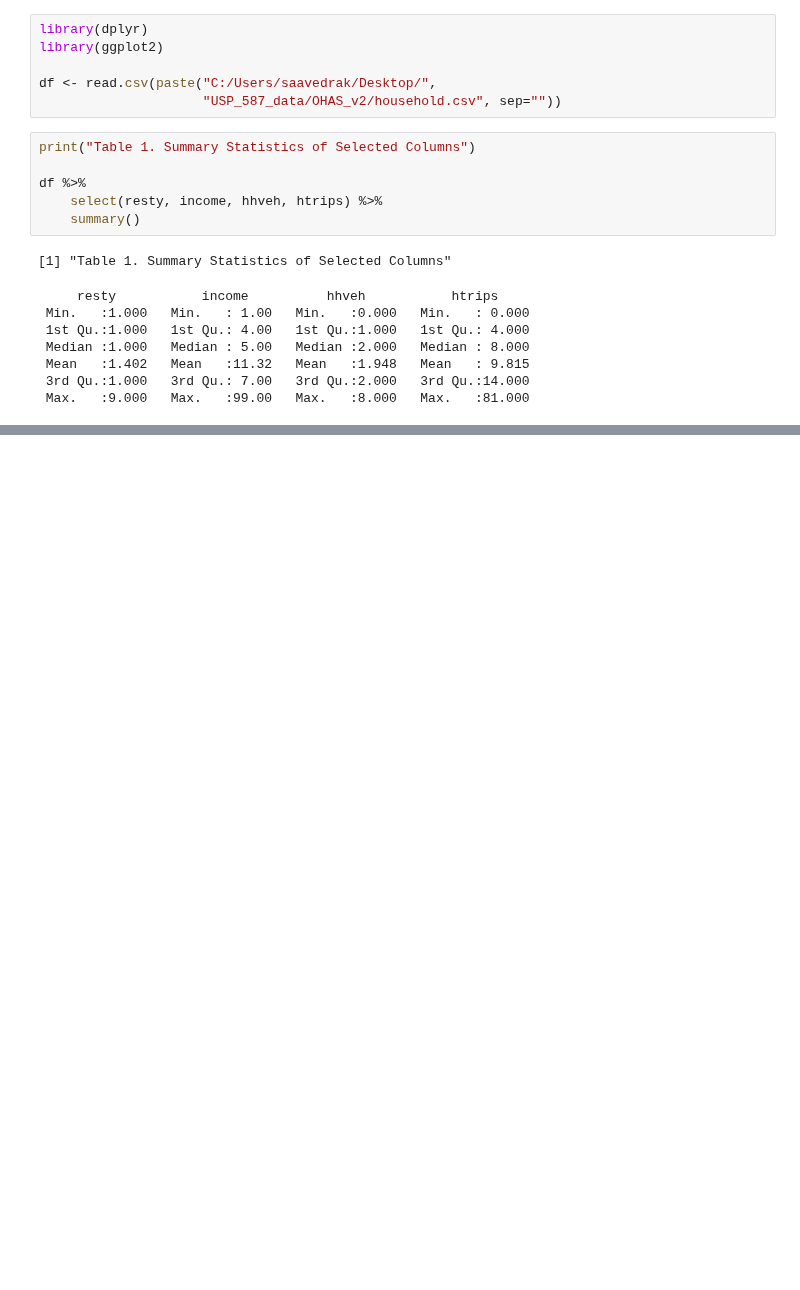
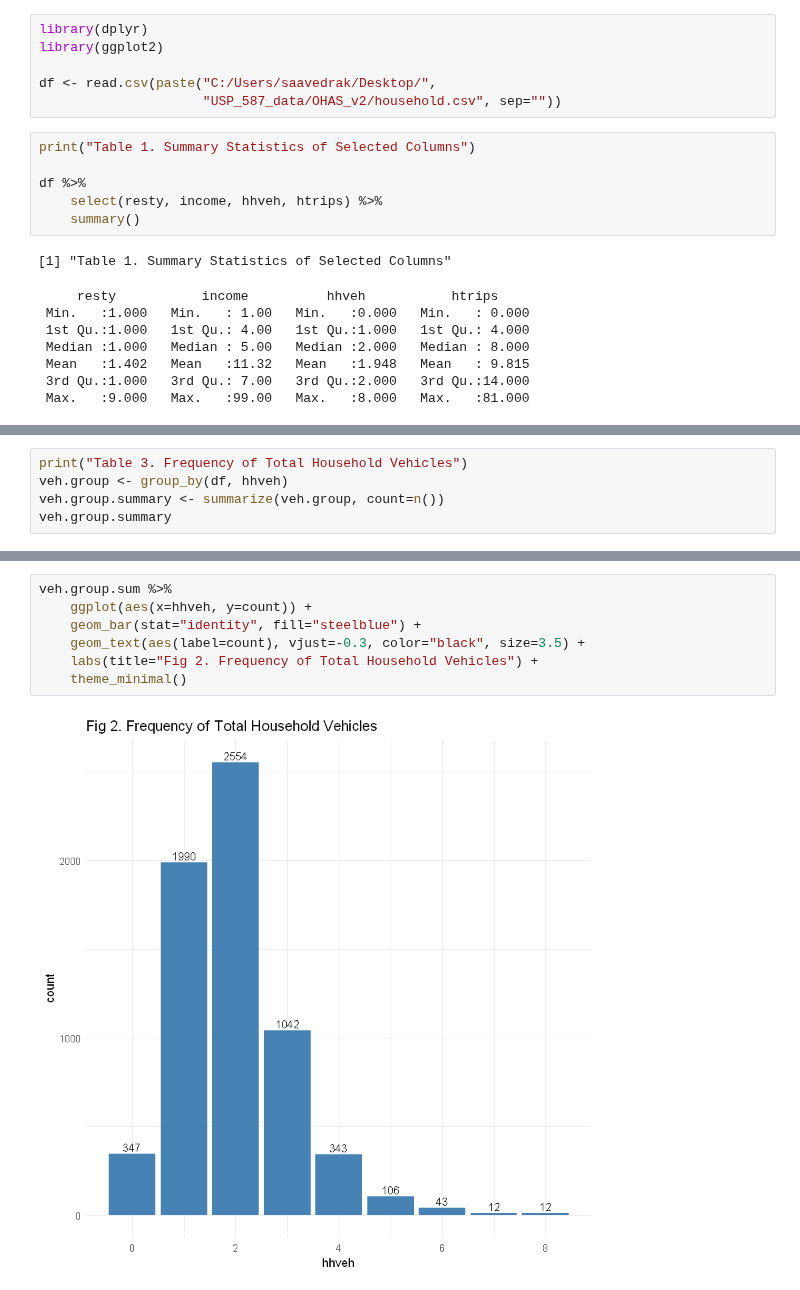
Before and after one commit to saashimi/USP_587, a Jupyter notebook: hw1-r.ipynb, the cells around one changed output, grey strips where cells are left out. Saved outputs shown, nothing was run; the diff lists cells and outputs as text; blank space fills up the shorter version.

```diff
--- a/hw1-r.ipynb
+++ b/hw1-r.ipynb
@@ -21,0 +48,5 @@ df %>%
+# %%
+print("Table 3. Frequency of Total Household Vehicles")
+veh.group <- group_by(df, hhveh)
+veh.group.summary <- summarize(veh.group, count=n())
+veh.group.summary
@@ -21,0 +65,9 @@ df %>%
+# %%
+veh.group.sum %>%
+    ggplot(aes(x=hhveh, y=count)) +
+    geom_bar(stat="identity", fill="steelblue") +
+    geom_text(aes(label=count), vjust=-0.3, color="black", size=3.5) +
+    labs(title="Fig 2. Frequency of Total Household Vehicles") +
+    theme_minimal()
+# %% [output]
+[figure, added]
```
Also changed, not shown: parts of 8 cells of this notebook.
